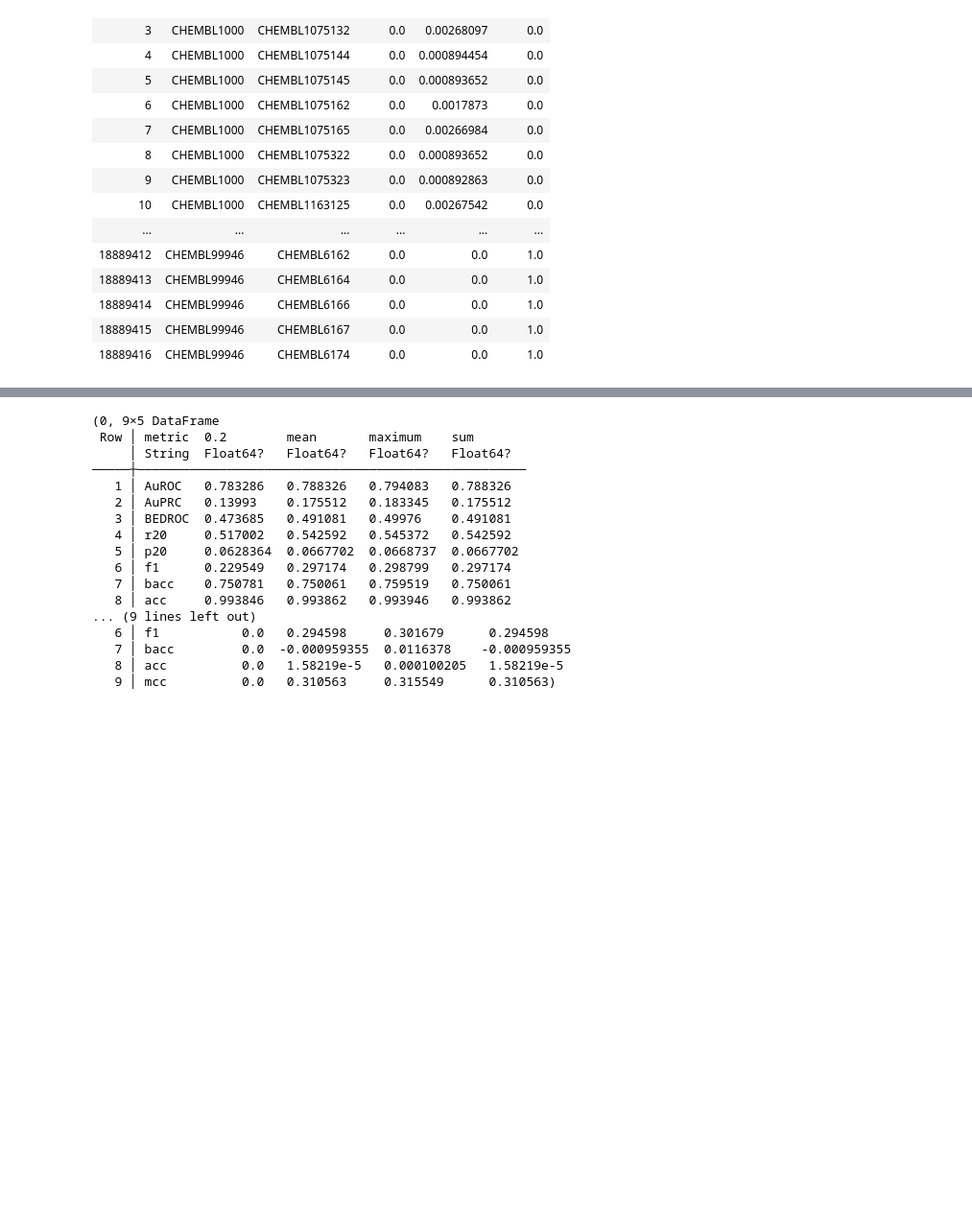
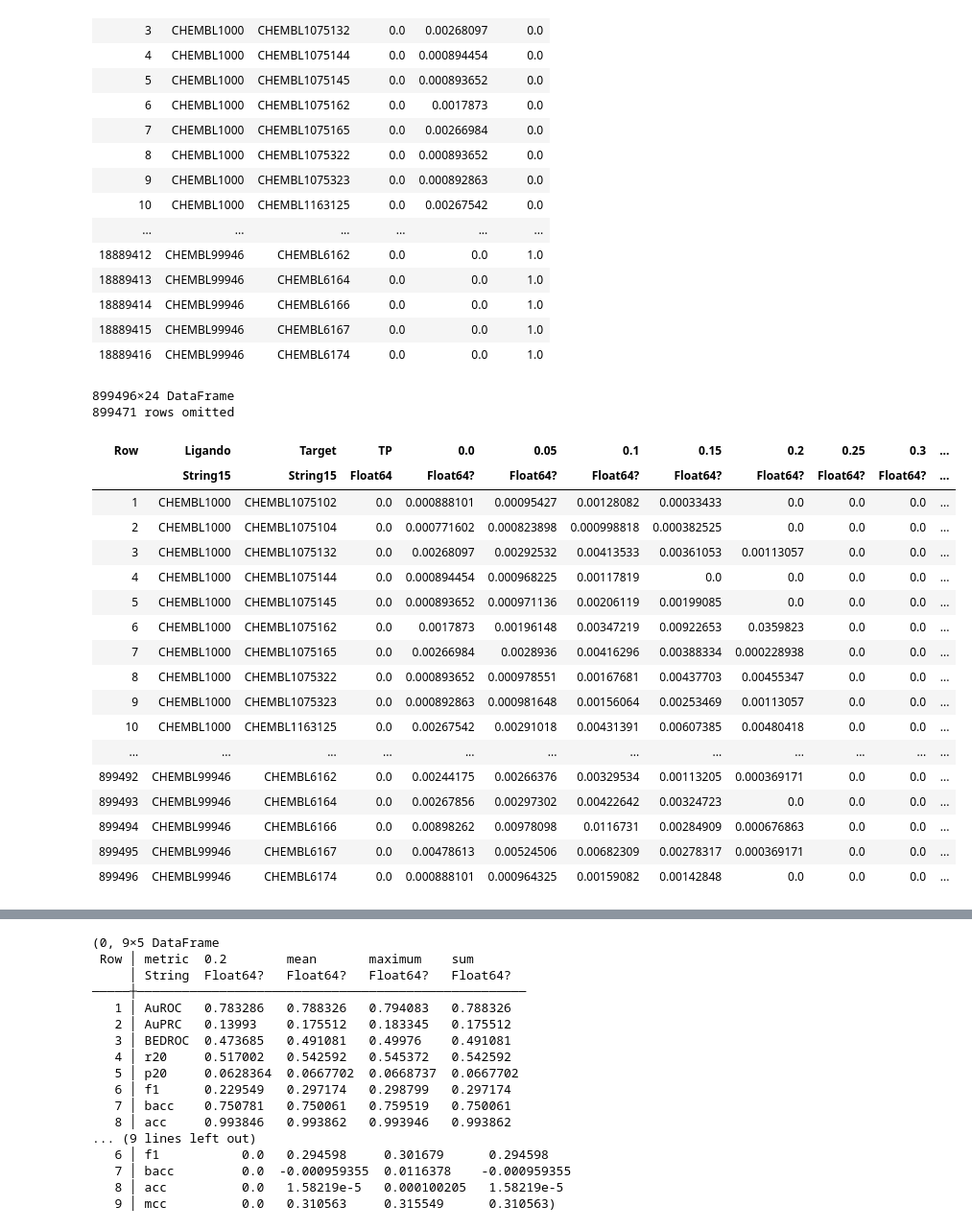
Before and after one commit to fnmelo/Bioinf_2, a Jupyter notebook: simspread_timesplit_predictions_optimization.ipynb, the cells around one changed output, grey strips where cells are left out. Shown at 96% size. Drawn from its saved outputs; the diff is of its cells as text; code cells hidden in the pictures; blank space fills up the shorter version.

```diff
--- a/simspread_timesplit_predictions_optimization.ipynb
+++ b/simspread_timesplit_predictions_optimization.ipynb
@@ -685,3 +1123,26 @@ df_train = open_csv(path_train)
 | 18889414 | CHEMBL99946 | CHEMBL6166 | 0.0 | 0.0 | 1.0 |
 | 18889415 | CHEMBL99946 | CHEMBL6167 | 0.0 | 0.0 | 1.0 |
 | 18889416 | CHEMBL99946 | CHEMBL6174 | 0.0 | 0.0 | 1.0 |
+# %%
+rescore(df_train)
+# %% [output]
+899496×24 DataFrame
+899471 rows omitted
+| Row | Ligando | Target | TP | 0.0 | 0.05 | 0.1 | 0.15 | 0.2 | 0.25 | 0.3 | ... |
+|  | String15 | String15 | Float64 | Float64? | Float64? | Float64? | Float64? | Float64? | Float64? | Float64? | ... |
+| 1 | CHEMBL1000 | CHEMBL1075102 | 0.0 | 0.000888101 | 0.00095427 | 0.00128082 | 0.00033433 | 0.0 | 0.0 | 0.0 | ... |
+| 2 | CHEMBL1000 | CHEMBL1075104 | 0.0 | 0.000771602 | 0.000823898 | 0.000998818 | 0.000382525 | 0.0 | 0.0 | 0.0 | ... |
+| 3 | CHEMBL1000 | CHEMBL1075132 | 0.0 | 0.00268097 | 0.00292532 | 0.00413533 | 0.00361053 | 0.00113057 | 0.0 | 0.0 | ... |
+| 4 | CHEMBL1000 | CHEMBL1075144 | 0.0 | 0.000894454 | 0.000968225 | 0.00117819 | 0.0 | 0.0 | 0.0 | 0.0 | ... |
+| 5 | CHEMBL1000 | CHEMBL1075145 | 0.0 | 0.000893652 | 0.000971136 | 0.00206119 | 0.00199085 | 0.0 | 0.0 | 0.0 | ... |
+| 6 | CHEMBL1000 | CHEMBL1075162 | 0.0 | 0.0017873 | 0.00196148 | 0.00347219 | 0.00922653 | 0.0359823 | 0.0 | 0.0 | ... |
+| 7 | CHEMBL1000 | CHEMBL1075165 | 0.0 | 0.00266984 | 0.0028936 | 0.00416296 | 0.00388334 | 0.000228938 | 0.0 | 0.0 | ... |
+| 8 | CHEMBL1000 | CHEMBL1075322 | 0.0 | 0.000893652 | 0.000978551 | 0.00167681 | 0.00437703 | 0.00455347 | 0.0 | 0.0 | ... |
+| 9 | CHEMBL1000 | CHEMBL1075323 | 0.0 | 0.000892863 | 0.000981648 | 0.00156064 | 0.00253469 | 0.00113057 | 0.0 | 0.0 | ... |
+| 10 | CHEMBL1000 | CHEMBL1163125 | 0.0 | 0.00267542 | 0.00291018 | 0.00431391 | 0.00607385 | 0.00480418 | 0.0 | 0.0 | ... |
+| ... | ... | ... | ... | ... | ... | ... | ... | ... | ... | ... | ... |
+| 899492 | CHEMBL99946 | CHEMBL6162 | 0.0 | 0.00244175 | 0.00266376 | 0.00329534 | 0.00113205 | 0.000369171 | 0.0 | 0.0 | ... |
+| 899493 | CHEMBL99946 | CHEMBL6164 | 0.0 | 0.00267856 | 0.00297302 | 0.00422642 | 0.00324723 | 0.0 | 0.0 | 0.0 | ... |
+| 899494 | CHEMBL99946 | CHEMBL6166 | 0.0 | 0.00898262 | 0.00978098 | 0.0116731 | 0.00284909 | 0.000676863 | 0.0 | 0.0 | ... |
+| 899495 | CHEMBL99946 | CHEMBL6167 | 0.0 | 0.00478613 | 0.00524506 | 0.00682309 | 0.00278317 | 0.000369171 | 0.0 | 0.0 | ... |
+| 899496 | CHEMBL99946 | CHEMBL6174 | 0.0 | 0.000888101 | 0.000964325 | 0.00159082 | 0.00142848 | 0.0 | 0.0 | 0.0 | ... |
```
Also changed, not shown: parts of 111 cells of this notebook.
